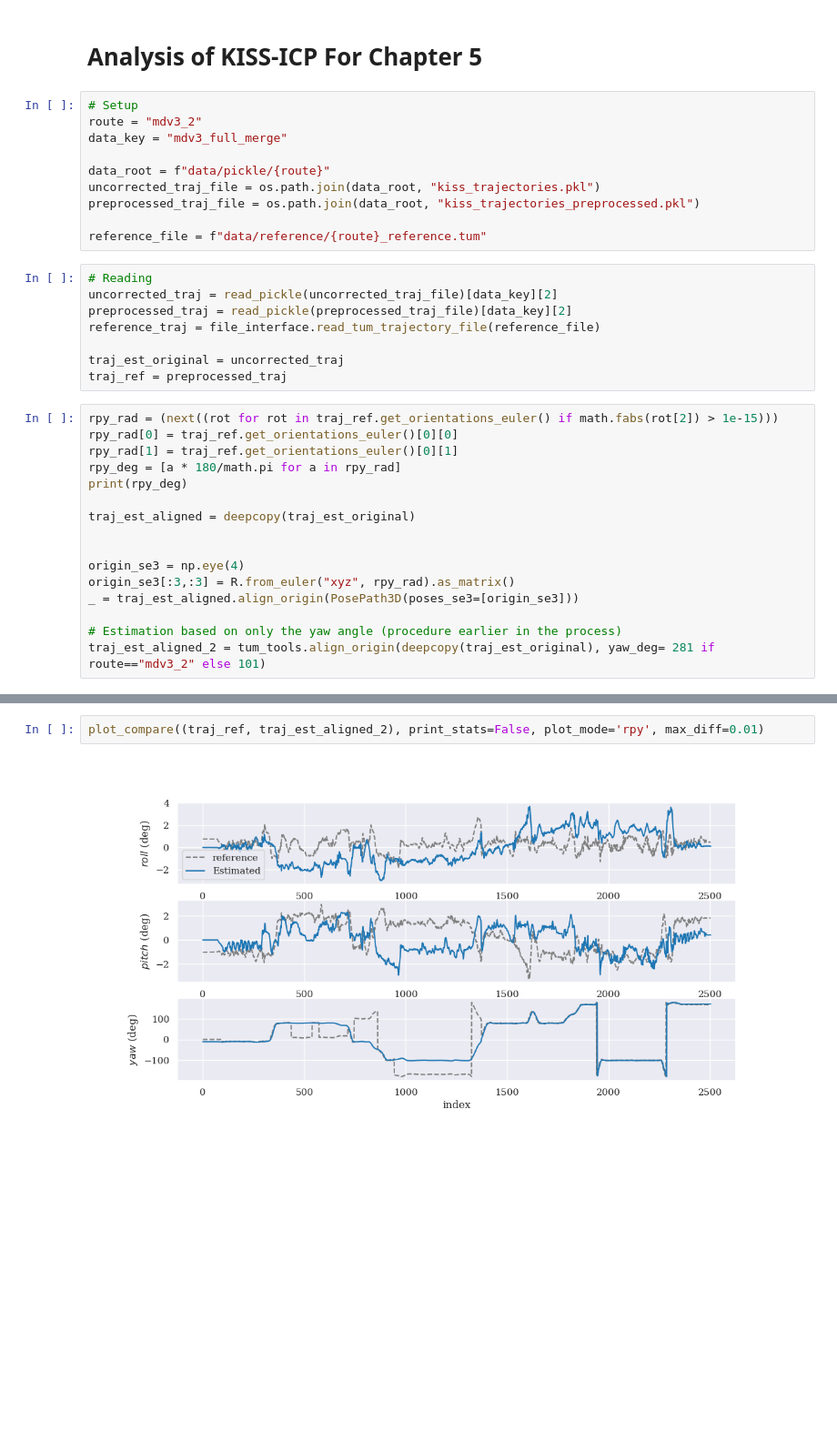
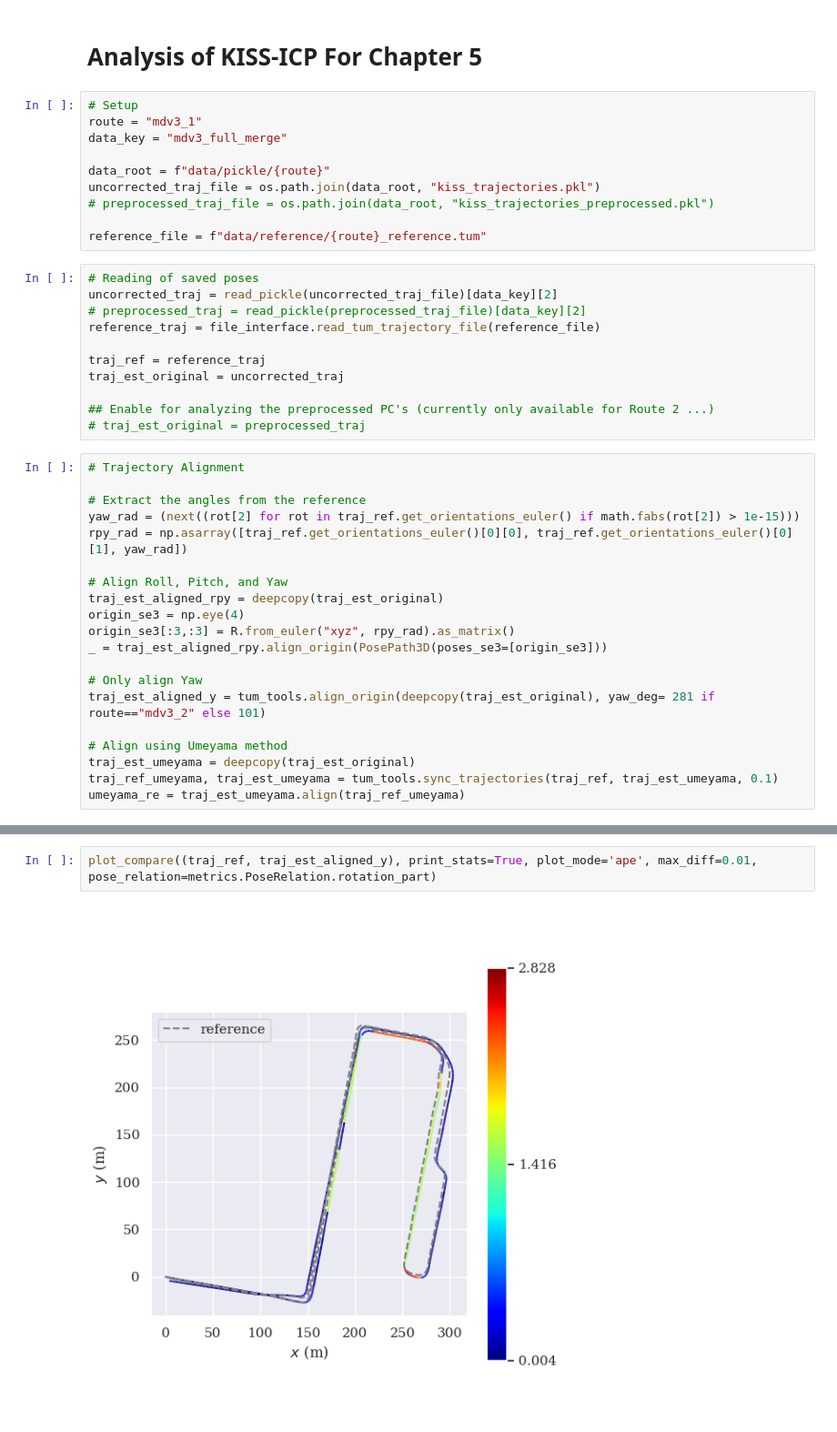
Before and after one commit to Jul310/kiss-icp, a Jupyter notebook: tum_eval/mdv3_evaluation.ipynb, the cells around one changed output, grey strips where cells are left out. Shown at 91% size. Saved outputs shown, nothing was run; the diff lists cells and outputs as text; blank space fills up the shorter version.

```diff
--- a/tum_eval/mdv3_evaluation.ipynb
+++ b/tum_eval/mdv3_evaluation.ipynb
@@ -94,35 +98,42 @@ plot_trajectories_from_poses(traj_ref, traj_est)
 # Analysis of KISS-ICP For Chapter 5
 # %%
 # Setup
-route = "mdv3_2"
+route = "mdv3_1"
 data_key = "mdv3_full_merge"
 
 data_root = f"data/pickle/{route}"
 uncorrected_traj_file = os.path.join(data_root, "kiss_trajectories.pkl")
-preprocessed_traj_file = os.path.join(data_root, "kiss_trajectories_preprocessed.pkl")
+# preprocessed_traj_file = os.path.join(data_root, "kiss_trajectories_preprocessed.pkl")
 
 reference_file = f"data/reference/{route}_reference.tum"
 # %%
-# Reading
+# Reading of saved poses
 uncorrected_traj = read_pickle(uncorrected_traj_file)[data_key][2]
-preprocessed_traj = read_pickle(preprocessed_traj_file)[data_key][2]
+# preprocessed_traj = read_pickle(preprocessed_traj_file)[data_key][2]
 reference_traj = file_interface.read_tum_trajectory_file(reference_file)
 
+traj_ref = reference_traj
 traj_est_original = uncorrected_traj
-traj_ref = preprocessed_traj
+
+## Enable for analyzing the preprocessed PC's (currently only available for Route 2 ...)
+# traj_est_original = preprocessed_traj
 # %%
-rpy_rad = (next((rot for rot in traj_ref.get_orientations_euler() if math.fabs(rot[2]) > 1e-15)))
-rpy_rad[0] = traj_ref.get_orientations_euler()[0][0]
-rpy_rad[1] = traj_ref.get_orientations_euler()[0][1]
-rpy_deg = [a * 180/math.pi for a in rpy_rad]
-print(rpy_deg)
+# Trajectory Alignment
 
-traj_est_aligned = deepcopy(traj_est_original)
+# Extract the angles from the reference
+yaw_rad = (next((rot[2] for rot in traj_ref.get_orientations_euler() if math.fabs(rot[2]) > 1e-15)))
+rpy_rad = np.asarray([traj_ref.get_orientations_euler()[0][0], traj_ref.get_orientations_euler()[0][1], yaw_rad])
 
-
+# Align Roll, Pitch, and Yaw
+traj_est_aligned_rpy = deepcopy(traj_est_original)
 origin_se3 = np.eye(4)
 origin_se3[:3,:3] = R.from_euler("xyz", rpy_rad).as_matrix()
-_ = traj_est_aligned.align_origin(PosePath3D(poses_se3=[origin_se3]))
+_ = traj_est_aligned_rpy.align_origin(PosePath3D(poses_se3=[origin_se3]))
 
-# Estimation based on only the yaw angle (procedure earlier in the process)
-traj_est_aligned_2 = tum_tools.align_origin(deepcopy(traj_est_original), yaw_deg= 281 if route=="mdv3_2" else 101)
+# Only align Yaw
+traj_est_aligned_y = tum_tools.align_origin(deepcopy(traj_est_original), yaw_deg= 281 if route=="mdv3_2" else 101)
+
+# Align using Umeyama method
+traj_est_umeyama = deepcopy(traj_est_original)
+traj_ref_umeyama, traj_est_umeyama = tum_tools.sync_trajectories(traj_ref, traj_est_umeyama, 0.1)
+umeyama_re = traj_est_umeyama.align(traj_ref_umeyama)
@@ -138,4 +192,4 @@ plot_compare((traj_ref, traj_est_aligned), print_stats=False, plot_mode='rpy', m
 # %%
-plot_compare((traj_ref, traj_est_aligned_2), print_stats=False, plot_mode='rpy', max_diff=0.01)
+plot_compare((traj_ref, traj_est_aligned_y), print_stats=True, plot_mode='ape', max_diff=0.01, pose_relation=metrics.PoseRelation.rotation_part)
 # %% [output]
-[figure, old version]
+[figure, new version]
```
Also changed, not shown: parts of 8 cells of this notebook, 4 other files.
